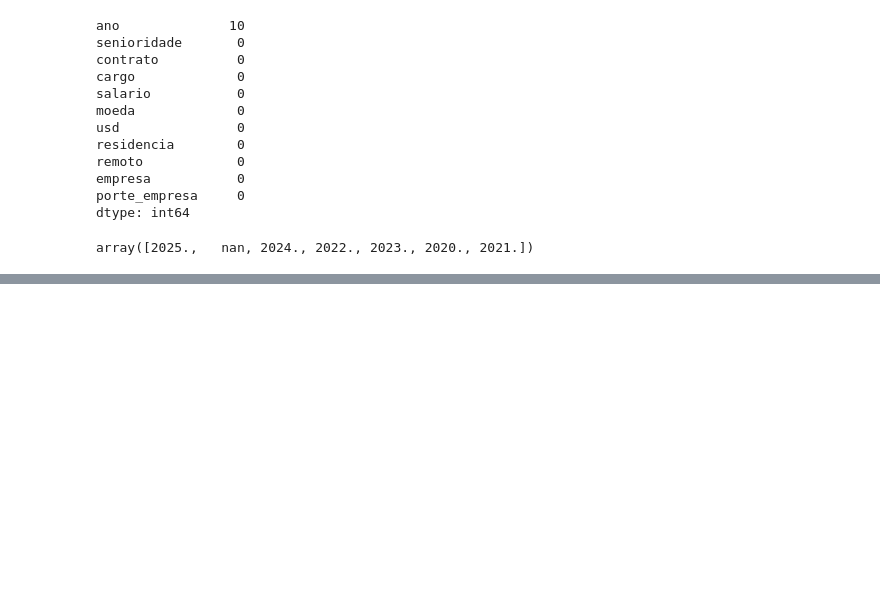
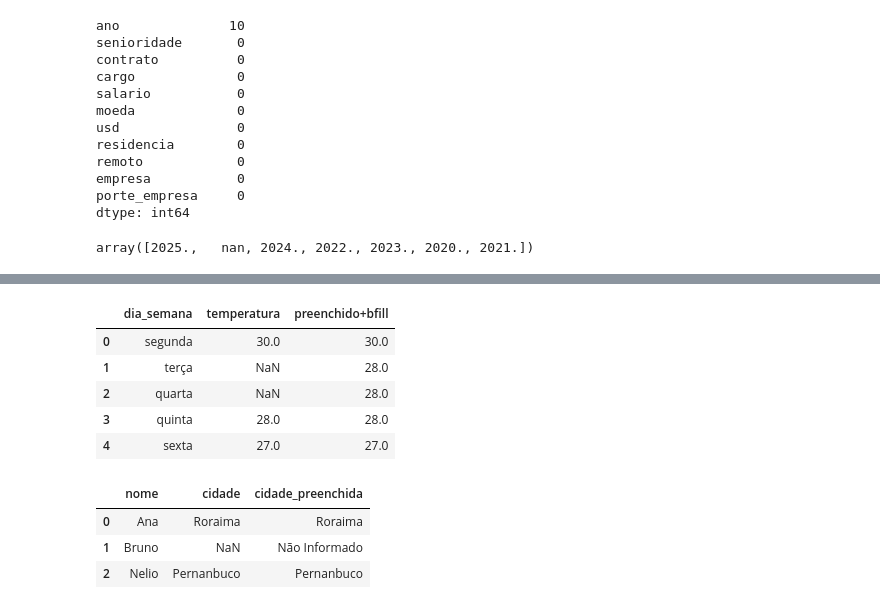
Before and after one commit to Jneliorr/imersao_dados, a Jupyter notebook: imersãoAlura.ipynb, the cells around one changed output, grey strips where cells are left out. Drawn from its saved outputs; the diff is of its cells as text; code cells hidden in the pictures; blank space fills up the shorter version.

```diff
--- a/imersãoAlura.ipynb
+++ b/imersãoAlura.ipynb
@@ -225,0 +260,31 @@ df_salarios = pd.DataFrame([
+# %%
+df_temperatura = pd.DataFrame({
+    'dia_semana': ["segunda", "terça", "quarta", "quinta","sexta"],
+    'temperatura': [30, np.nan, np.nan,28, 27]
+    })
+
+df_temperatura['preenchido+bfill'] = df_temperatura['temperatura'].bfill()
+
+
+
+df_temperatura
+# %% [output]
+|  | dia_semana | temperatura | preenchido+bfill |
+| 0 | segunda | 30.0 | 30.0 |
+| 1 | terça | NaN | 28.0 |
+| 2 | quarta | NaN | 28.0 |
+| 3 | quinta | 28.0 | 28.0 |
+| 4 | sexta | 27.0 | 27.0 |
+# %%
+df_cidades = pd.DataFrame({
+    'nome': ["Ana", "Bruno","Nelio"],
+    'cidade': ["Roraima", np.nan, "Pernanbuco"]
+})
+
+df_cidades['cidade_preenchida'] = df_cidades['cidade'].fillna("Não Informado")
+df_cidades
+# %% [output]
+|  | nome | cidade | cidade_preenchida |
+| 0 | Ana | Roraima | Roraima |
+| 1 | Bruno | NaN | Não Informado |
+| 2 | Nelio | Pernanbuco | Pernanbuco |
```
Also changed, not shown: parts of 11 cells of this notebook.
